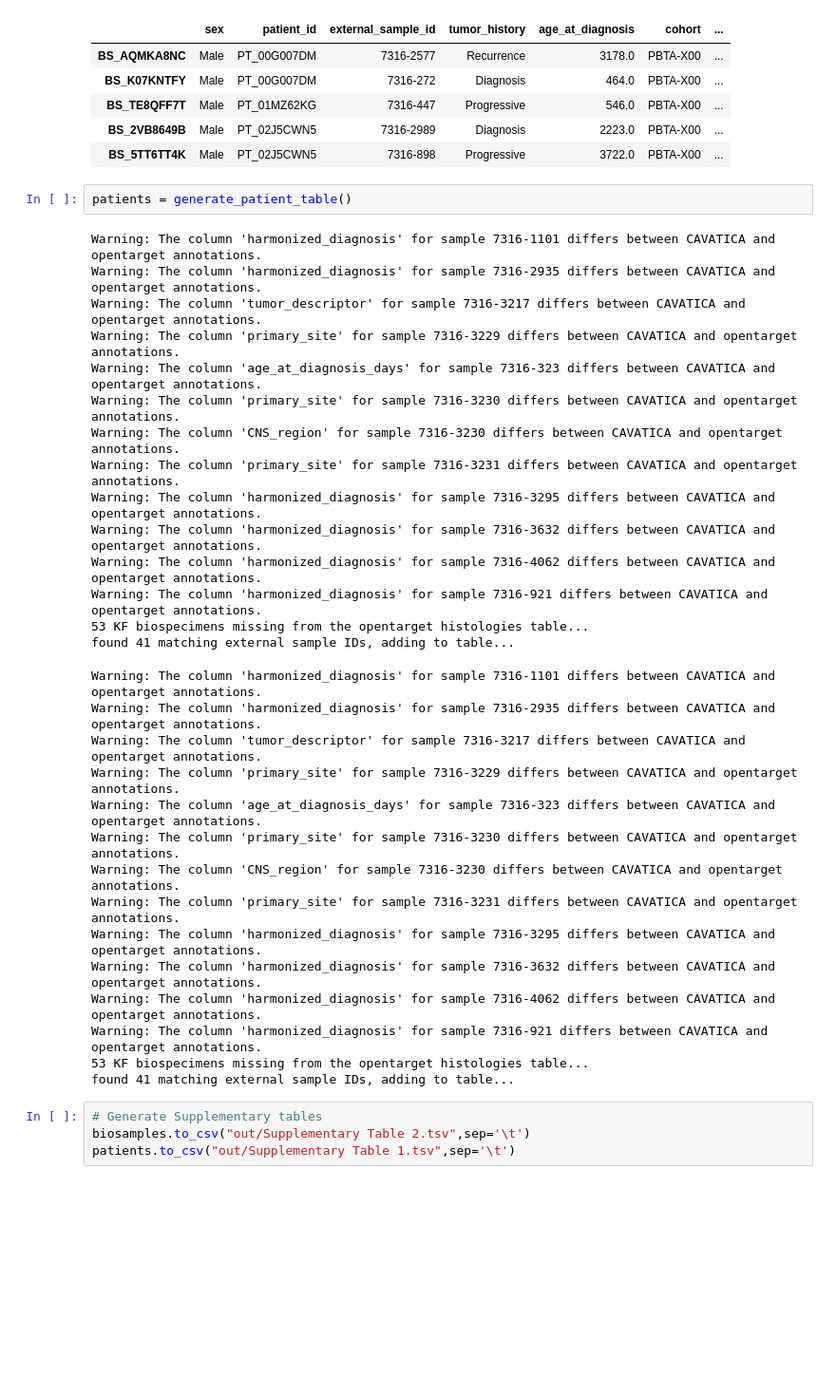
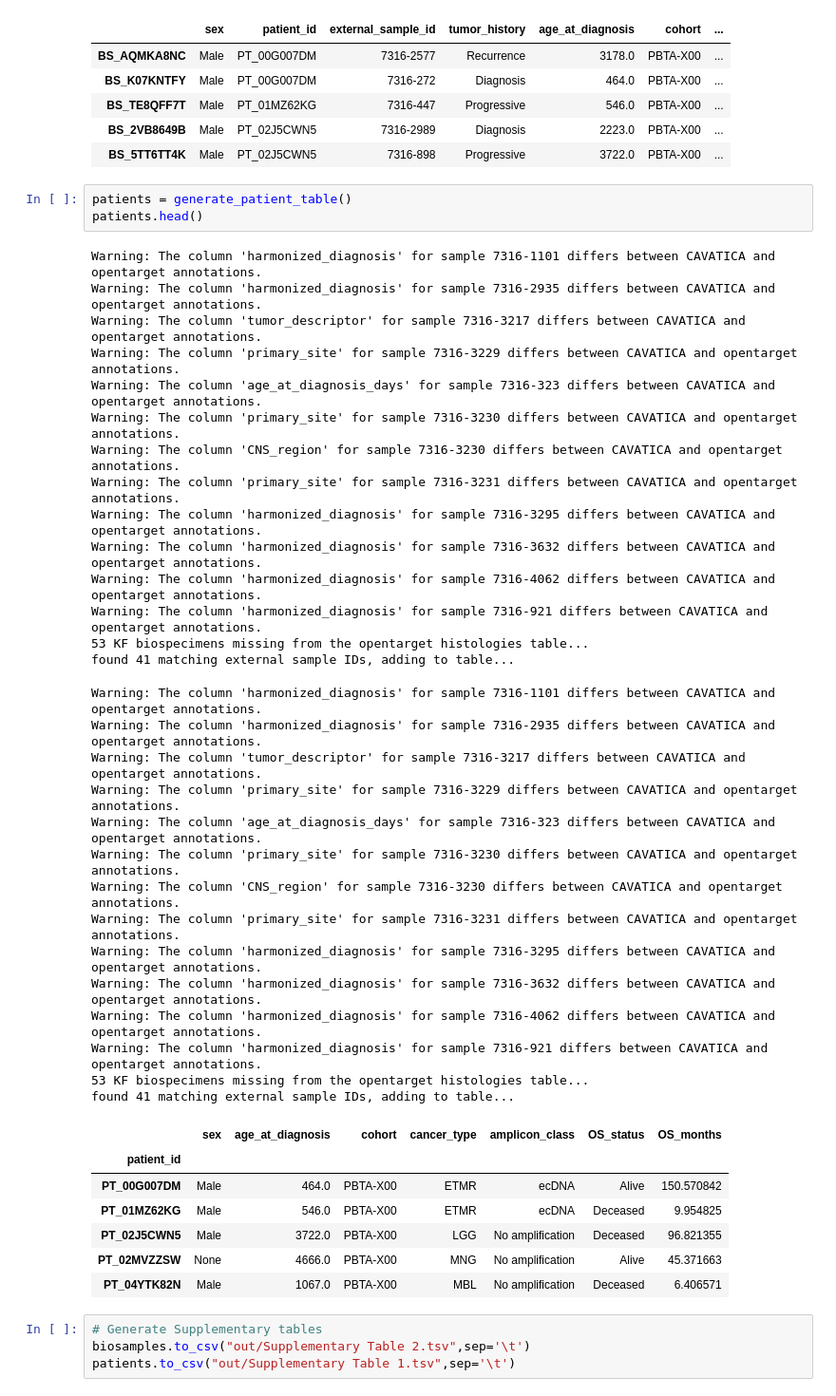
Before and after one commit to auberginekenobi/pedpancan_ecdna, a Jupyter notebook: 2023-12-06_yet-another-metadata-adventure/summary_statistics.ipynb, the cells around one changed output. Shown at 95% size. Drawn from its saved outputs; the diff is of its cells as text; blank space fills up the shorter version.

```diff
--- a/2023-12-06_yet-another-metadata-adventure/summary_statistics.ipynb
+++ b/2023-12-06_yet-another-metadata-adventure/summary_statistics.ipynb
@@ -40,35 +40,43 @@ found 41 matching external sample IDs, adding to table...
 | BS_5TT6TT4K | Male | PT_02J5CWN5 | 7316-898 | Progressive | 3722.0 | PBTA-X00 | ... |
 # %%
 patients = generate_patient_table()
+patients.head()
 # %% [output]
 Warning: The column 'harmonized_diagnosis' for sample 7316-1101 differs between CAVATICA and opentarget annotations.
 Warning: The column 'harmonized_diagnosis' for sample 7316-2935 differs between CAVATICA and opentarget annotations.
 Warning: The column 'tumor_descriptor' for sample 7316-3217 differs between CAVATICA and opentarget annotations.
 Warning: The column 'primary_site' for sample 7316-3229 differs between CAVATICA and opentarget annotations.
 Warning: The column 'age_at_diagnosis_days' for sample 7316-323 differs between CAVATICA and opentarget annotations.
 Warning: The column 'primary_site' for sample 7316-3230 differs between CAVATICA and opentarget annotations.
 Warning: The column 'CNS_region' for sample 7316-3230 differs between CAVATICA and opentarget annotations.
 Warning: The column 'primary_site' for sample 7316-3231 differs between CAVATICA and opentarget annotations.
 Warning: The column 'harmonized_diagnosis' for sample 7316-3295 differs between CAVATICA and opentarget annotations.
 Warning: The column 'harmonized_diagnosis' for sample 7316-3632 differs between CAVATICA and opentarget annotations.
 Warning: The column 'harmonized_diagnosis' for sample 7316-4062 differs between CAVATICA and opentarget annotations.
 Warning: The column 'harmonized_diagnosis' for sample 7316-921 differs between CAVATICA and opentarget annotations.
 53 KF biospecimens missing from the opentarget histologies table...
 found 41 matching external sample IDs, adding to table...
 Warning: The column 'harmonized_diagnosis' for sample 7316-1101 differs between CAVATICA and opentarget annotations.
 Warning: The column 'harmonized_diagnosis' for sample 7316-2935 differs between CAVATICA and opentarget annotations.
 Warning: The column 'tumor_descriptor' for sample 7316-3217 differs between CAVATICA and opentarget annotations.
 Warning: The column 'primary_site' for sample 7316-3229 differs between CAVATICA and opentarget annotations.
 Warning: The column 'age_at_diagnosis_days' for sample 7316-323 differs between CAVATICA and opentarget annotations.
 Warning: The column 'primary_site' for sample 7316-3230 differs between CAVATICA and opentarget annotations.
 Warning: The column 'CNS_region' for sample 7316-3230 differs between CAVATICA and opentarget annotations.
 Warning: The column 'primary_site' for sample 7316-3231 differs between CAVATICA and opentarget annotations.
 Warning: The column 'harmonized_diagnosis' for sample 7316-3295 differs between CAVATICA and opentarget annotations.
 Warning: The column 'harmonized_diagnosis' for sample 7316-3632 differs between CAVATICA and opentarget annotations.
 Warning: The column 'harmonized_diagnosis' for sample 7316-4062 differs between CAVATICA and opentarget annotations.
 Warning: The column 'harmonized_diagnosis' for sample 7316-921 differs between CAVATICA and opentarget annotations.
 53 KF biospecimens missing from the opentarget histologies table...
 found 41 matching external sample IDs, adding to table...
+|  | sex | age_at_diagnosis | cohort | cancer_type | amplicon_class | OS_status | OS_months |
+| patient_id |  |  |  |  |  |  |  |
+| PT_00G007DM | Male | 464.0 | PBTA-X00 | ETMR | ecDNA | Alive | 150.570842 |
+| PT_01MZ62KG | Male | 546.0 | PBTA-X00 | ETMR | ecDNA | Deceased | 9.954825 |
+| PT_02J5CWN5 | Male | 3722.0 | PBTA-X00 | LGG | No amplification | Deceased | 96.821355 |
+| PT_02MVZZSW | None | 4666.0 | PBTA-X00 | MNG | No amplification | Alive | 45.371663 |
+| PT_04YTK82N | Male | 1067.0 | PBTA-X00 | MBL | No amplification | Deceased | 6.406571 |
 # %%
 # Generate Supplementary tables
 biosamples.to_csv("out/Supplementary Table 2.tsv",sep='\t')
```
Also changed, not shown: parts of 15 cells of this notebook.
